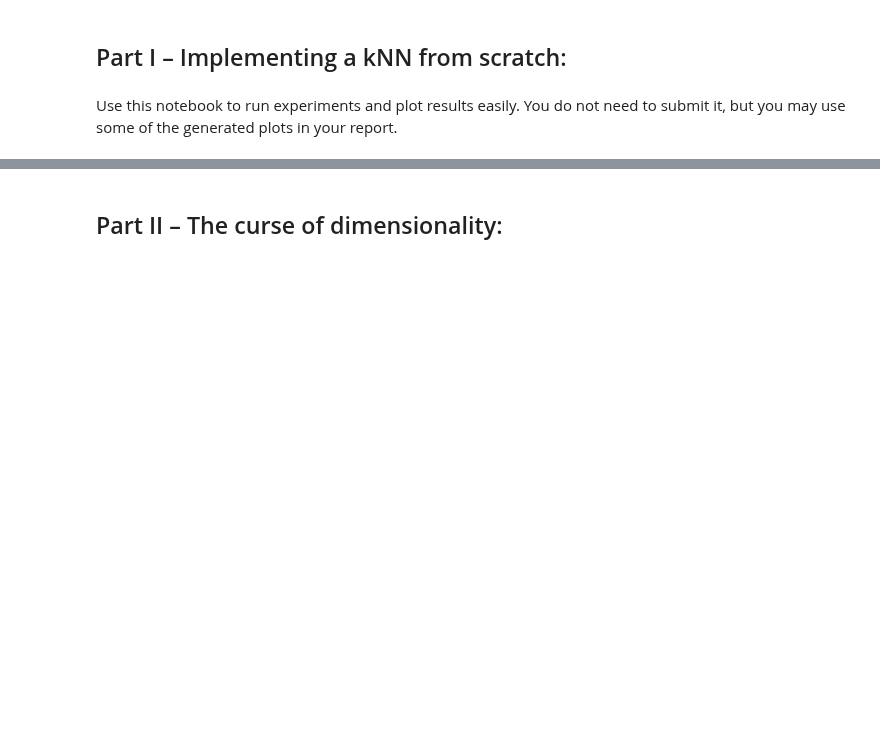
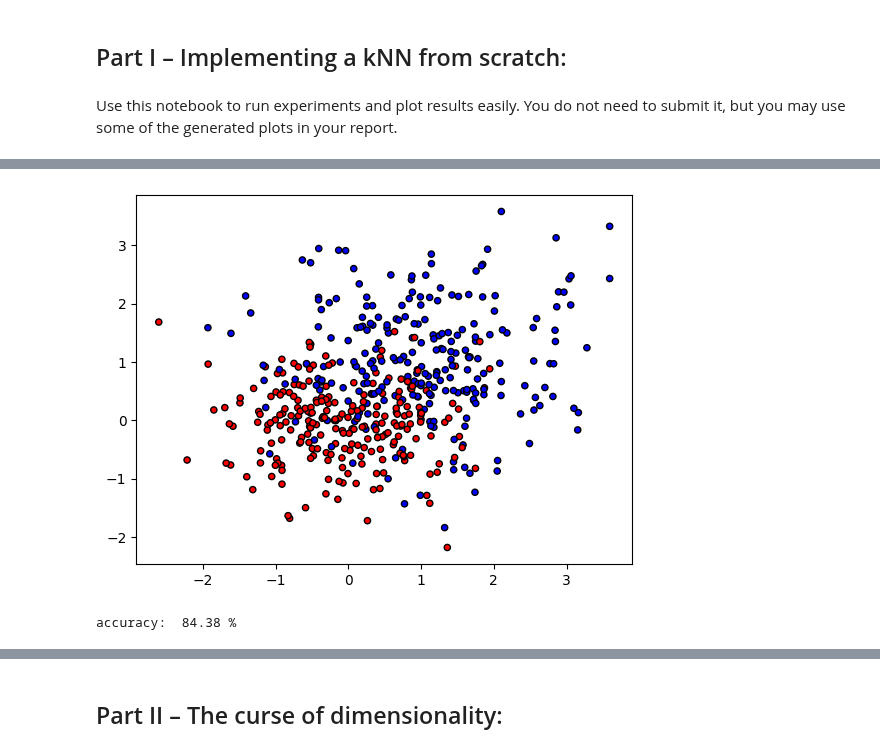
Before and after one commit to setrar/MALIS, a Jupyter notebook: projects/proj1/experiment.ipynb, the cells around one changed output, grey strips where cells are left out. Cells and saved outputs as stored; diff of their text form; code cells hidden in the pictures; blank space fills up the shorter version.

```diff
--- a/projects/proj1/experiment.ipynb
+++ b/projects/proj1/experiment.ipynb
@@ -82,0 +151,14 @@ acc
+# %%
+#we add the column of ones to X. Check scikit-learn documentation to see how this is achieved
+X1 = validation_ds[["X1", "X2"]].to_numpy()
+y1 = validation_ds["y"].to_numpy()
+
+X1_train, X1_test, y1_train, y1_test = train_test_split(X1, y1, test_size=0.2, random_state=1234)
+# %%
+cmap_bold = ListedColormap(['#FF0000', '#00FF00', '#0000FF'])
+
+plt.figure()
+plt.scatter(X1[:,0],X1[:,1], c=y1, cmap=cmap_bold, edgecolor='k', s=20)
+plt.show()
+# %% [output]
+[figure, added]
@@ -82,0 +173,4 @@ acc
+# %%
+print("accuracy: ", np.round(acc1*100,2),"%")
+# %% [output]
+accuracy:  84.38 %
```
Also changed, not shown: parts of 36 cells of this notebook, 4 other files.
